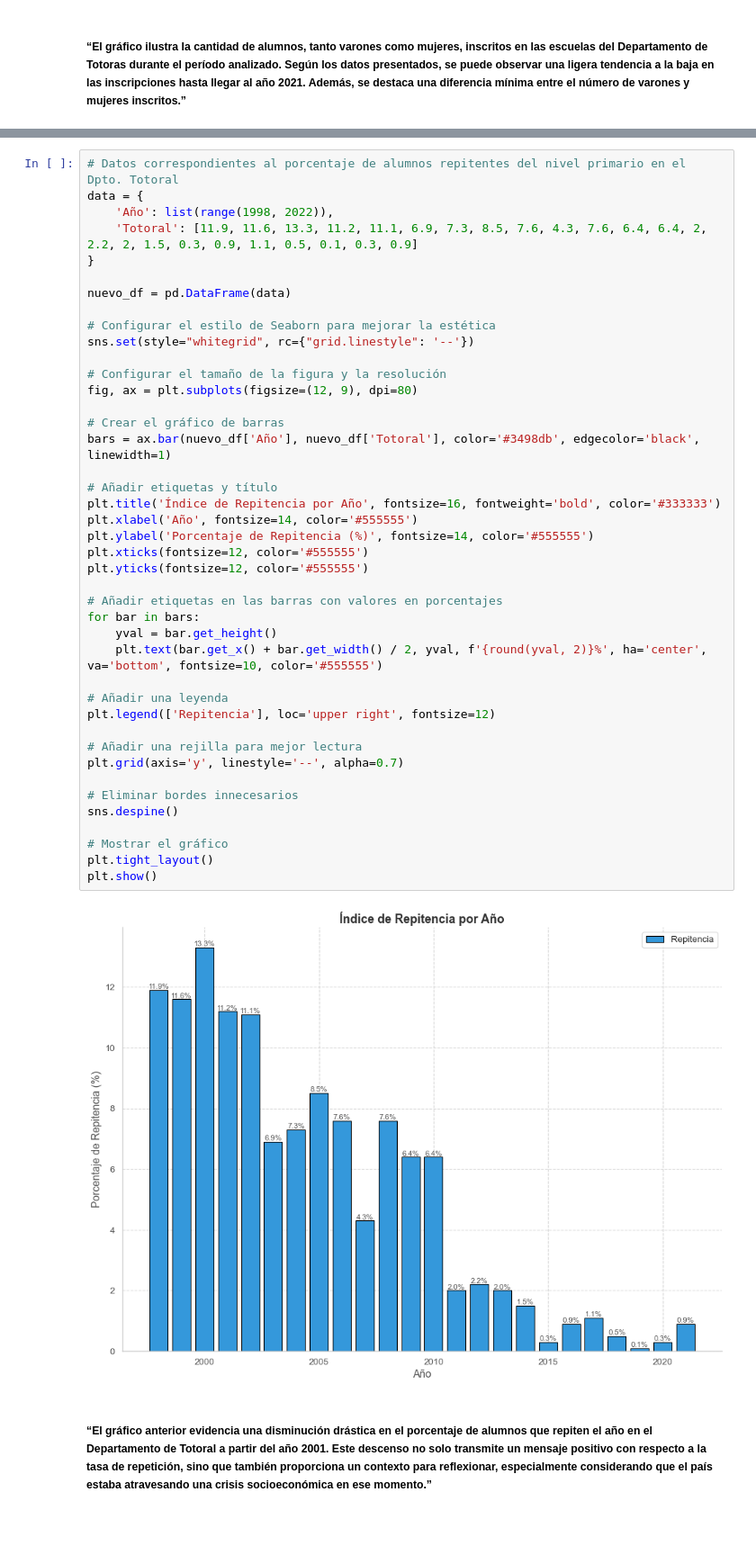
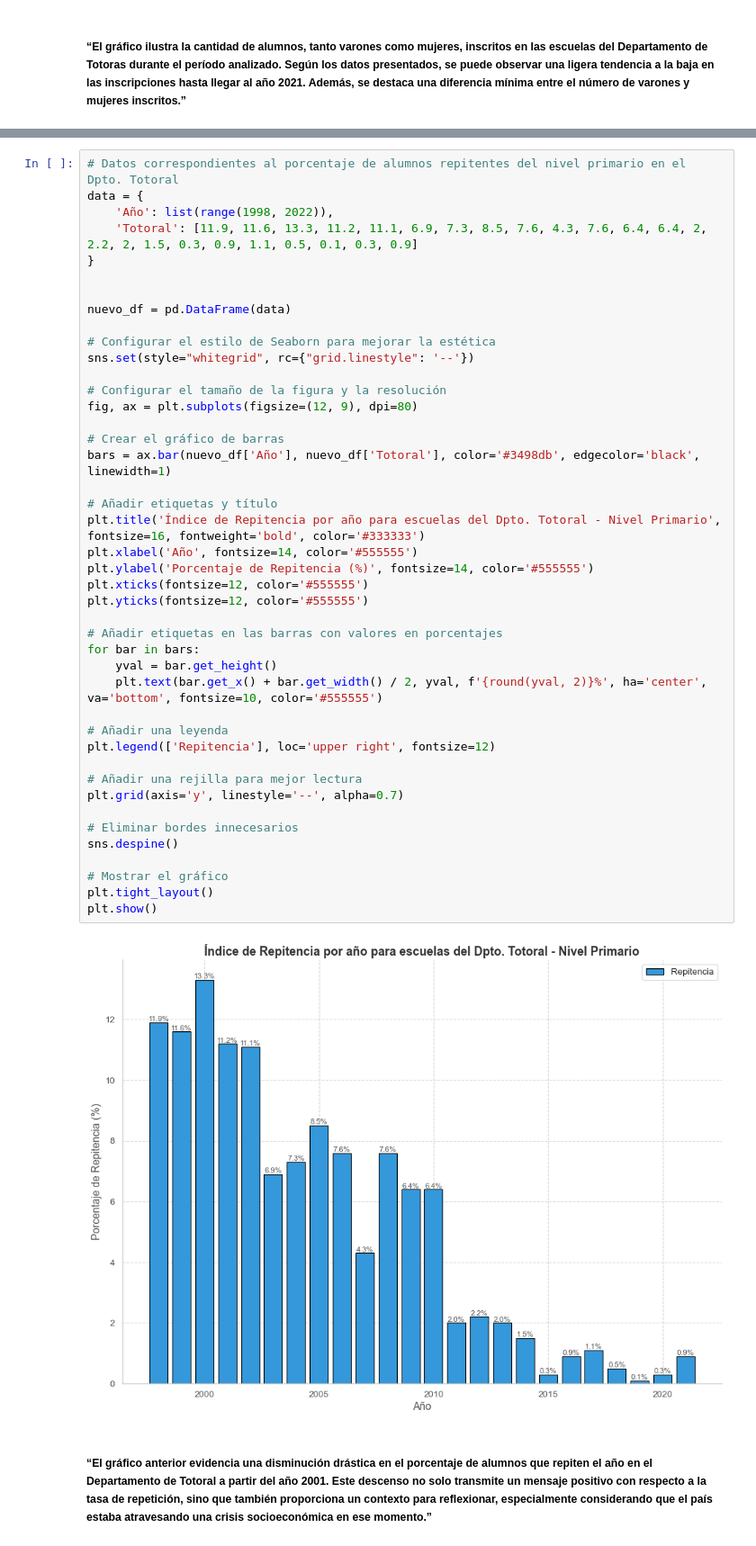
Before and after one commit to RenzoReyna88/Python-for-dataanalysis, a Jupyter notebook: investigacion-sistema-educativo-Cba/data.ipynb, the cells around one changed output, grey strips where cells are left out. Shown: that part at 90% size. Saved outputs shown, nothing was run; the diff lists cells and outputs as text.

```diff
--- a/investigacion-sistema-educativo-Cba/data.ipynb
+++ b/investigacion-sistema-educativo-Cba/data.ipynb
@@ -366,6 +195,7 @@ data = {
     'Año': list(range(1998, 2022)),
     'Totoral': [11.9, 11.6, 13.3, 11.2, 11.1, 6.9, 7.3, 8.5, 7.6, 4.3, 7.6, 6.4, 6.4, 2, 2.2, 2, 1.5, 0.3, 0.9, 1.1, 0.5, 0.1, 0.3, 0.9]
 }
+
 
 nuevo_df = pd.DataFrame(data)
 
@@ -375,34 +205,34 @@ sns.set(style="whitegrid", rc={"grid.linestyle": '--'})
 # Configurar el tamaño de la figura y la resolución
 fig, ax = plt.subplots(figsize=(12, 9), dpi=80)
 
 # Crear el gráfico de barras
 bars = ax.bar(nuevo_df['Año'], nuevo_df['Totoral'], color='#3498db', edgecolor='black', linewidth=1)
 
 # Añadir etiquetas y título
-plt.title('Índice de Repitencia por Año', fontsize=16, fontweight='bold', color='#333333')
+plt.title('Índice de Repitencia por año para escuelas del Dpto. Totoral - Nivel Primario', fontsize=16, fontweight='bold', color='#333333')
 plt.xlabel('Año', fontsize=14, color='#555555')
 plt.ylabel('Porcentaje de Repitencia (%)', fontsize=14, color='#555555')
 plt.xticks(fontsize=12, color='#555555')
 plt.yticks(fontsize=12, color='#555555')
 
 # Añadir etiquetas en las barras con valores en porcentajes
 for bar in bars:
     yval = bar.get_height()
     plt.text(bar.get_x() + bar.get_width() / 2, yval, f'{round(yval, 2)}%', ha='center', va='bottom', fontsize=10, color='#555555')
 
 # Añadir una leyenda
 plt.legend(['Repitencia'], loc='upper right', fontsize=12)
 
 # Añadir una rejilla para mejor lectura
 plt.grid(axis='y', linestyle='--', alpha=0.7)
 
 # Eliminar bordes innecesarios
 sns.despine()
 
 # Mostrar el gráfico
 plt.tight_layout()
 plt.show()
 # %% [output]
-[figure, old version]
+[figure, new version]
 # %% [markdown]
 ##### “El gráfico anterior evidencia una disminución drástica en el porcentaje de alumnos que repiten el año en el Departamento de Totoral a partir del año 2001. Este descenso no solo transmite un mensaje positivo con respecto a la tasa de repetición, sino que también proporciona un contexto para reflexionar, especialmente considerando que el país estaba atravesando una crisis socioeconómica en ese momento.”
```
Also changed, not shown: parts of 54 cells of this notebook, 3 other files.
